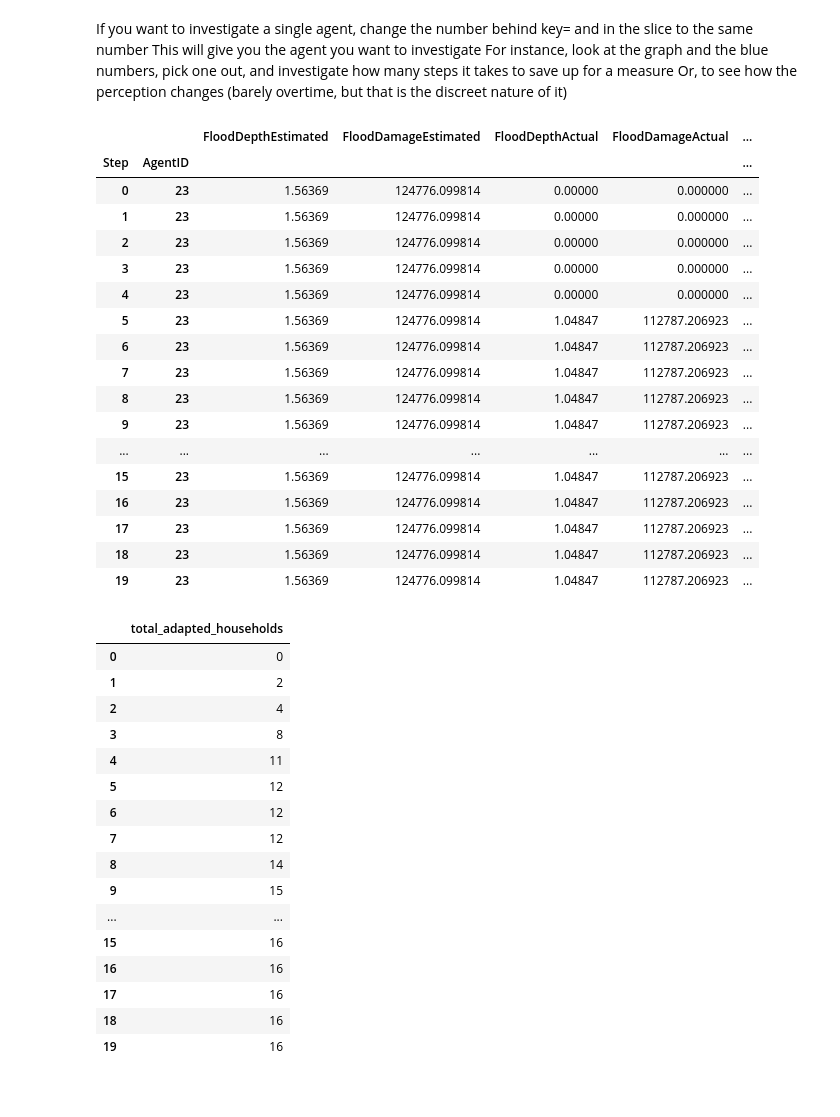
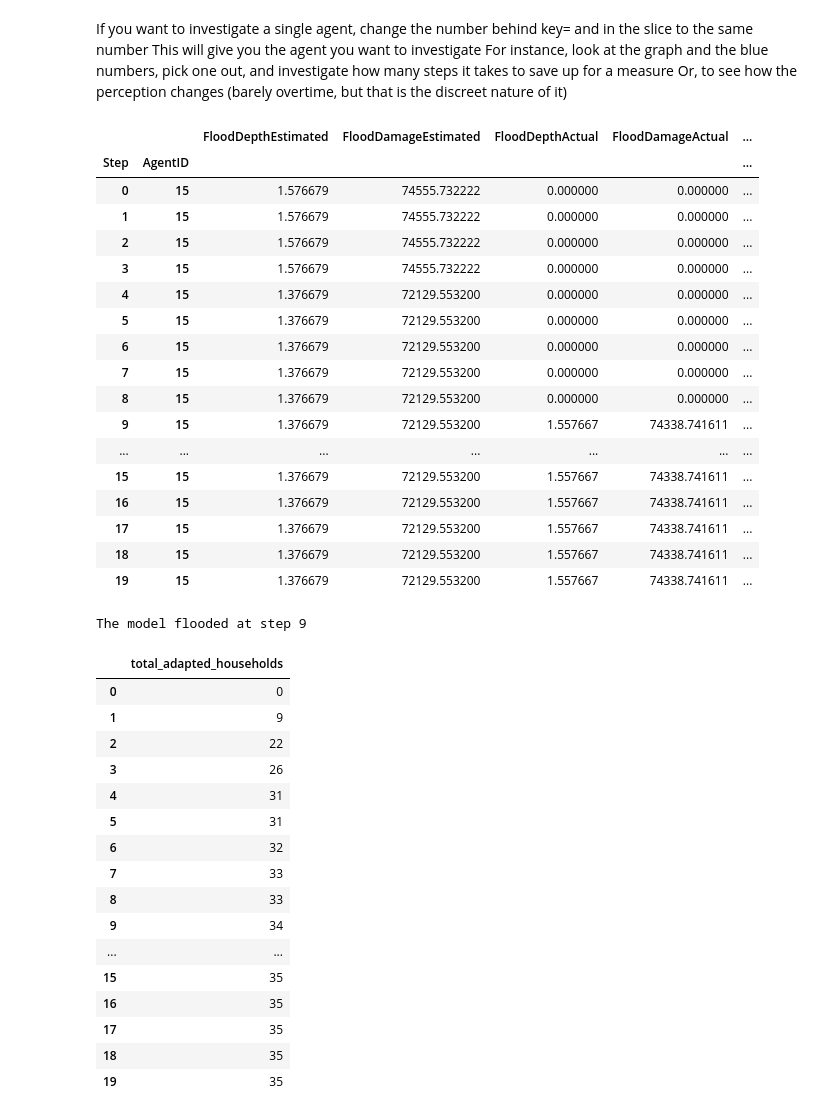
Before and after one commit to Martijntjevdg/SEN1211-ABM, a Jupyter notebook: base_model_mesa/model/demo.ipynb, the cells around one changed output. Saved outputs shown, nothing was run; the diff lists cells and outputs as text; code cells hidden in the pictures.

```diff
--- a/base_model_mesa/model/demo.ipynb
+++ b/base_model_mesa/model/demo.ipynb
@@ -26,7 +26,7 @@ import matplotlib.pyplot as plt
 import networkx as nx
 
 # Initialize the Adaptation Model with 50 household agents.
-model = AdaptationModel(number_of_households=50, flood_map_choice="harvey", network="watts_strogatz") # flood_map_choice can be "harvey", "100yr", or "500yr"
+model = AdaptationModel(number_of_households=50, number_of_steps = 20, flood_map_choice="harvey", network="watts_strogatz") # flood_map_choice can be "harvey", "100yr", or "500yr"
 
 # Calculate positions of nodes for the network plot.
 # The spring_layout function positions nodes using a force-directed algorithm,
@@ -137,49 +159,53 @@ This will give you the agent you want to investigate
 For instance, look at the graph and the blue numbers, pick one out, and investigate how many steps it takes to save up for a measure
 Or, to see how the perception changes (barely overtime, but that is the discreet nature of it)
 # %%
-result_df_xs = agent_data.xs(key=23, level='AgentID', axis=0, drop_level=False)
+result_df_xs = agent_data.xs(key=15, level='AgentID', axis=0, drop_level=False)
 
 # Using .loc indexer
-agent = agent_data.loc[(slice(None), 23), :]
+agent = agent_data.loc[(slice(None), 15), :]
 
 agent
 # %% [output]
 |  |  | FloodDepthEstimated | FloodDamageEstimated | FloodDepthActual | FloodDamageActual | ... |
 | Step | AgentID |  |  |  |  | ... |
-| 0 | 23 | 1.56369 | 124776.099814 | 0.00000 | 0.000000 | ... |
-| 1 | 23 | 1.56369 | 124776.099814 | 0.00000 | 0.000000 | ... |
-| 2 | 23 | 1.56369 | 124776.099814 | 0.00000 | 0.000000 | ... |
-| 3 | 23 | 1.56369 | 124776.099814 | 0.00000 | 0.000000 | ... |
-| 4 | 23 | 1.56369 | 124776.099814 | 0.00000 | 0.000000 | ... |
-| 5 | 23 | 1.56369 | 124776.099814 | 1.04847 | 112787.206923 | ... |
-| 6 | 23 | 1.56369 | 124776.099814 | 1.04847 | 112787.206923 | ... |
-| 7 | 23 | 1.56369 | 124776.099814 | 1.04847 | 112787.206923 | ... |
-| 8 | 23 | 1.56369 | 124776.099814 | 1.04847 | 112787.206923 | ... |
-| 9 | 23 | 1.56369 | 124776.099814 | 1.04847 | 112787.206923 | ... |
+| 0 | 15 | 1.576679 | 74555.732222 | 0.000000 | 0.000000 | ... |
+| 1 | 15 | 1.576679 | 74555.732222 | 0.000000 | 0.000000 | ... |
+| 2 | 15 | 1.576679 | 74555.732222 | 0.000000 | 0.000000 | ... |
+| 3 | 15 | 1.576679 | 74555.732222 | 0.000000 | 0.000000 | ... |
+| 4 | 15 | 1.376679 | 72129.553200 | 0.000000 | 0.000000 | ... |
+| 5 | 15 | 1.376679 | 72129.553200 | 0.000000 | 0.000000 | ... |
+| 6 | 15 | 1.376679 | 72129.553200 | 0.000000 | 0.000000 | ... |
+| 7 | 15 | 1.376679 | 72129.553200 | 0.000000 | 0.000000 | ... |
+| 8 | 15 | 1.376679 | 72129.553200 | 0.000000 | 0.000000 | ... |
+| 9 | 15 | 1.376679 | 72129.553200 | 1.557667 | 74338.741611 | ... |
 | ... | ... | ... | ... | ... | ... | ... |
-| 15 | 23 | 1.56369 | 124776.099814 | 1.04847 | 112787.206923 | ... |
-| 16 | 23 | 1.56369 | 124776.099814 | 1.04847 | 112787.206923 | ... |
-| 17 | 23 | 1.56369 | 124776.099814 | 1.04847 | 112787.206923 | ... |
-| 18 | 23 | 1.56369 | 124776.099814 | 1.04847 | 112787.206923 | ... |
-| 19 | 23 | 1.56369 | 124776.099814 | 1.04847 | 112787.206923 | ... |
+| 15 | 15 | 1.376679 | 72129.553200 | 1.557667 | 74338.741611 | ... |
+| 16 | 15 | 1.376679 | 72129.553200 | 1.557667 | 74338.741611 | ... |
+| 17 | 15 | 1.376679 | 72129.553200 | 1.557667 | 74338.741611 | ... |
+| 18 | 15 | 1.376679 | 72129.553200 | 1.557667 | 74338.741611 | ... |
+| 19 | 15 | 1.376679 | 72129.553200 | 1.557667 | 74338.741611 | ... |
+# %%
+print('The model flooded at step', model.flood_step)
+# %% [output]
+The model flooded at step 9
 # %%
 model_data = model.datacollector.get_model_vars_dataframe()
 model_data
 # %% [output]
 |  | total_adapted_households |
 | 0 | 0 |
-| 1 | 2 |
-| 2 | 4 |
-| 3 | 8 |
-| 4 | 11 |
-| 5 | 12 |
-| 6 | 12 |
-| 7 | 12 |
-| 8 | 14 |
-| 9 | 15 |
+| 1 | 9 |
+| 2 | 22 |
+| 3 | 26 |
+| 4 | 31 |
+| 5 | 31 |
+| 6 | 32 |
+| 7 | 33 |
+| 8 | 33 |
+| 9 | 34 |
 | ... | ... |
-| 15 | 16 |
-| 16 | 16 |
-| 17 | 16 |
-| 18 | 16 |
-| 19 | 16 |
+| 15 | 35 |
+| 16 | 35 |
+| 17 | 35 |
+| 18 | 35 |
+| 19 | 35 |
```
Also changed, not shown: parts of 4 cells of this notebook, 3 other files.
